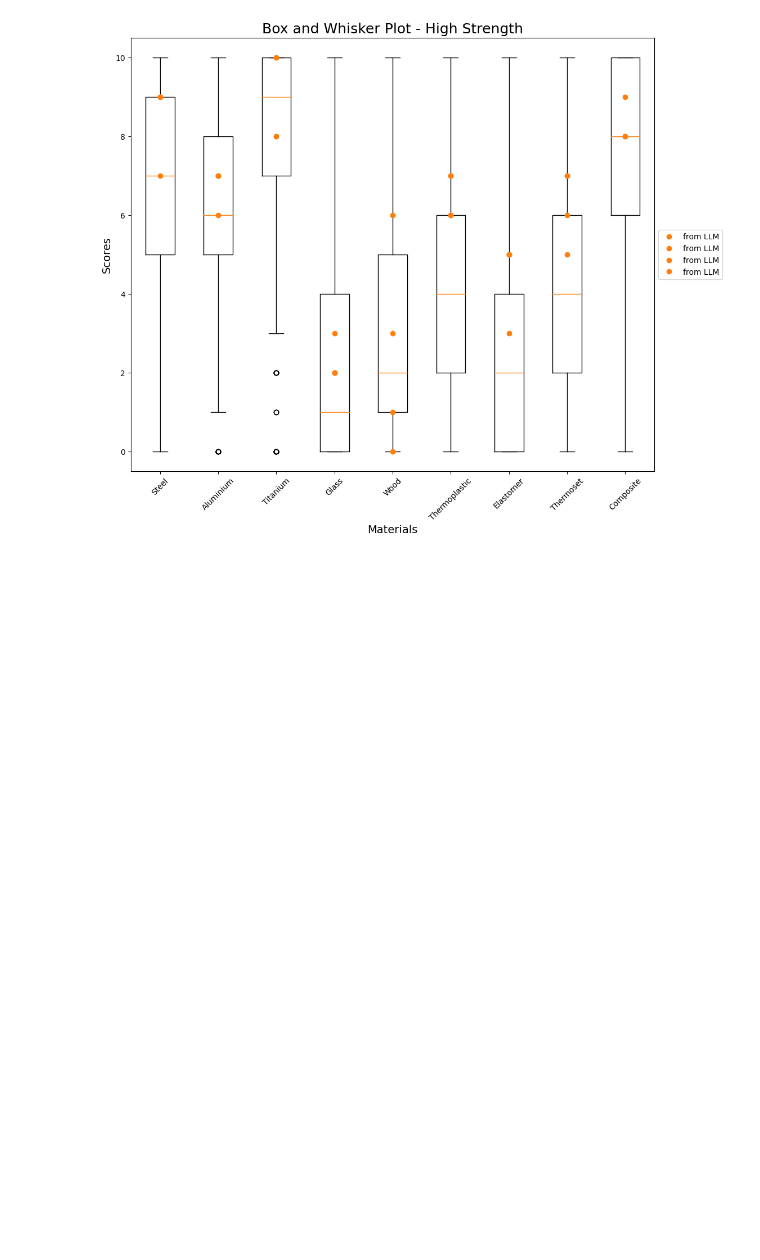
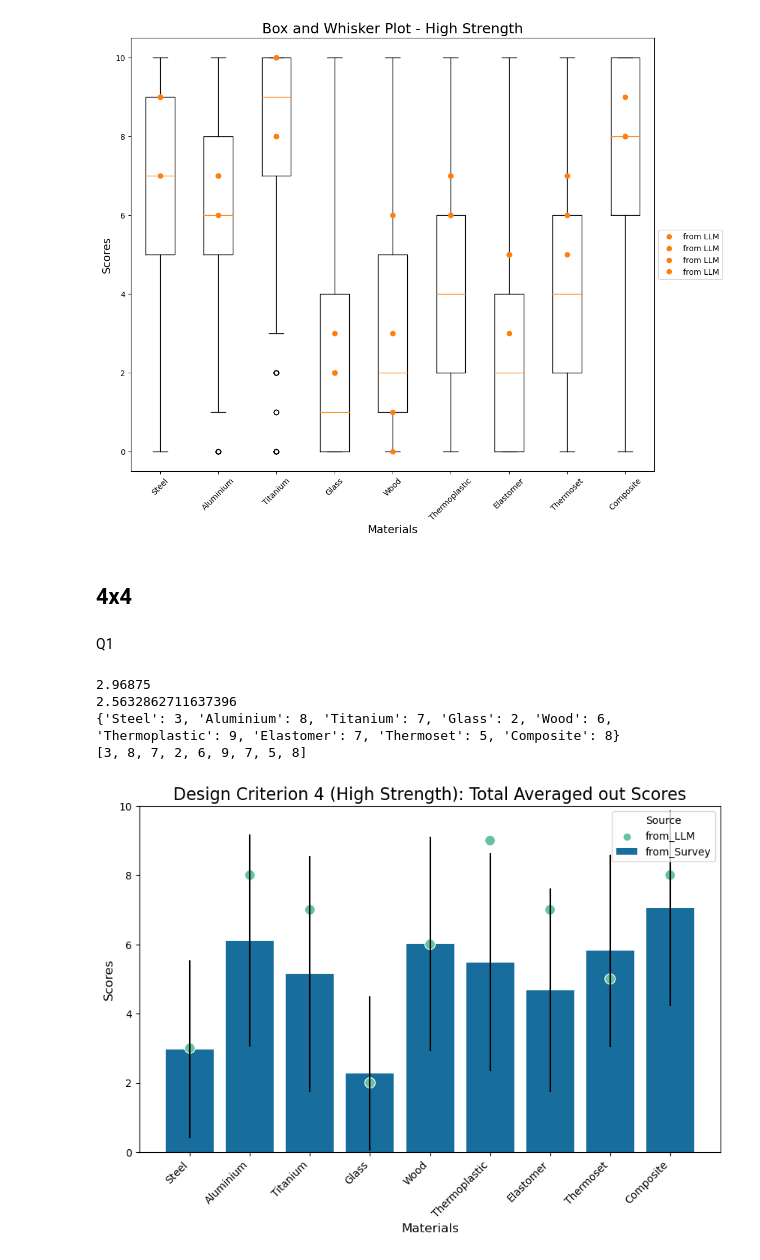
Before and after one commit to cmudrc/LLM-for-Material-Selection, a Jupyter notebook: Comparison Notebooks/SurveyLLM comparison.ipynb, the cells around one changed output. Saved outputs shown, nothing was run; the diff lists cells and outputs as text; code cells hidden in the pictures; blank space fills up the shorter version.

```diff
--- a/Comparison Notebooks/SurveyLLM comparison.ipynb
+++ b/Comparison Notebooks/SurveyLLM comparison.ipynb
@@ -2985,3 +2985,75 @@ ax.legend(handles, labels, loc='center left', bbox_to_anchor=(1, 0.5))
 plt.show()
 # %% [output]
 [figure]
+# %% [markdown]
+## 4x4
+# %% [markdown]
+Q1
+# %%
+q1_survey_dict = {}
+q1_survey_dict_std = {}
+for m in materials:
+    q1_survey_dict[m] = df[f"Q1_{m}"].mean()
+    q1_survey_dict_std[m] = df[f"Q1_{m}"].std()
+
+print(q1_survey_dict['Steel'])
+print(q1_survey_dict_std['Steel'])
+
+design_case = ['Kitchen Utensil Grip', 'Spacecraft Component', 'Underwater Component', 'Safety Helmet']
+design_criterion = ['Lightweight', 'Resistant to Heat', 'Corrosion Resistant', 'High Strength']
+
+q1_llm = {}
+
+file_path = f'/Users/yashpatawari/LLM-for-Material-Selection/All 10_GPT4/Kitchen Utensil Grip_Lightweight.json'
+
+
+with open(file_path, 'r') as f:
+    data = json.load(f)
+    q1_llm[f"Kitchen Utensil Grip_Lightweight"] = ast.literal_eval(data)
+
+material_list_q1 = {}
+
+for m in materials:
+    material_list_q1[f"{m}"] = []
+
+for material in materials:
+    # material_list_q1[f"{material}"].append(q1_llm["Kitchen Utensil Grip_Lightweight"][f"{material}"])
+    material_list_q1[f"{material}"] = q1_llm["Kitchen Utensil Grip_Lightweight"][f"{material}"]
+
+print(material_list_q1)
+
+
+survey_list_q1 = [q1_survey_dict[material] for material in materials]
+std_list_q1 = [q1_survey_dict_std[material] for material in materials]
+llm_list_q1 = [material_list_q1[material] for material in materials]
+
+print(llm_list_q1)
+
+data_q1 = pd.DataFrame({
+    'Materials': materials * 2,
+    'Scores': survey_list_q1 + llm_list_q1,
+    'Source': ['from_Survey'] * len(materials) + ['from_LLM'] * len(materials)
+})
+
+plt.figure(figsize=(10, 6))
+color_palette = sns.color_palette("colorblind")
+
+# Plot the bar chart with the colorblind-friendly palette
+sns.barplot(x='Materials', y='Scores', hue='Source', data=data_q1[:len(materials)], palette=color_palette, yerr=std_list_q1[:len(materials)])
+
+# Plot the scatter plot with the colorblind-friendly palette
+sns.scatterplot(x='Materials', y='Scores', hue='Source', data=data_q1[len(materials):], palette="Set2", s=100)
+
+plt.xlabel('Materials', fontsize=12)
+plt.ylabel('Scores', fontsize=12)
+plt.ylim(0,10)
+plt.title('Design Criterion 4 (High Strength): Total Averaged out Scores', fontsize=16)
+plt.xticks(rotation=45, ha='right')
+plt.legend(title='Source')
+plt.show()
+# %% [output]
+2.96875
+2.5632862711637396
+{'Steel': 3, 'Aluminium': 8, 'Titanium': 7, 'Glass': 2, 'Wood': 6, 'Thermoplastic': 9, 'Elastomer': 7, 'Thermoset': 5, 'Composite': 8}
+[3, 8, 7, 2, 6, 9, 7, 5, 8]
+[figure, added]
```
Also changed, not shown: parts of 4 cells of this notebook, 1 other file.
